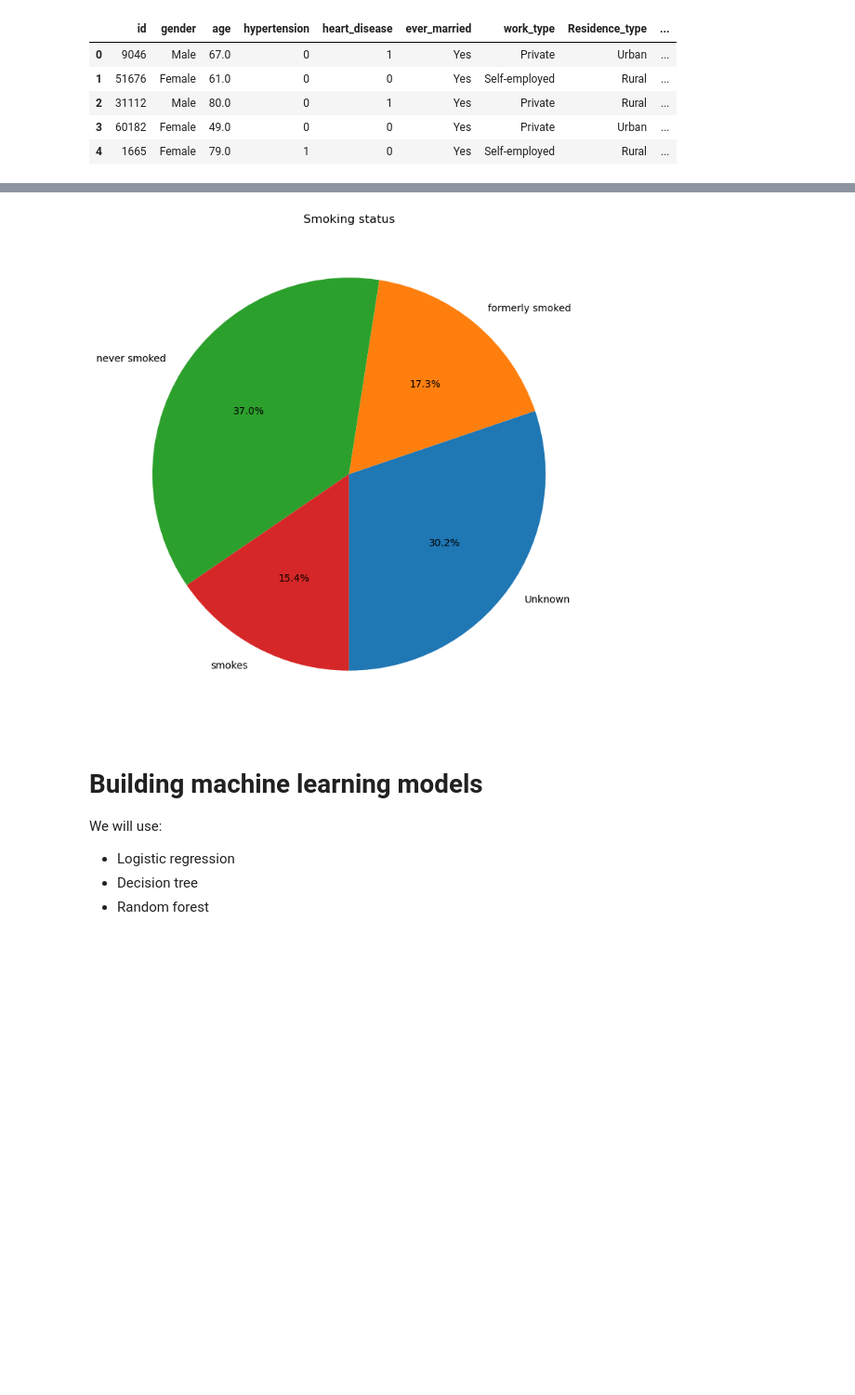
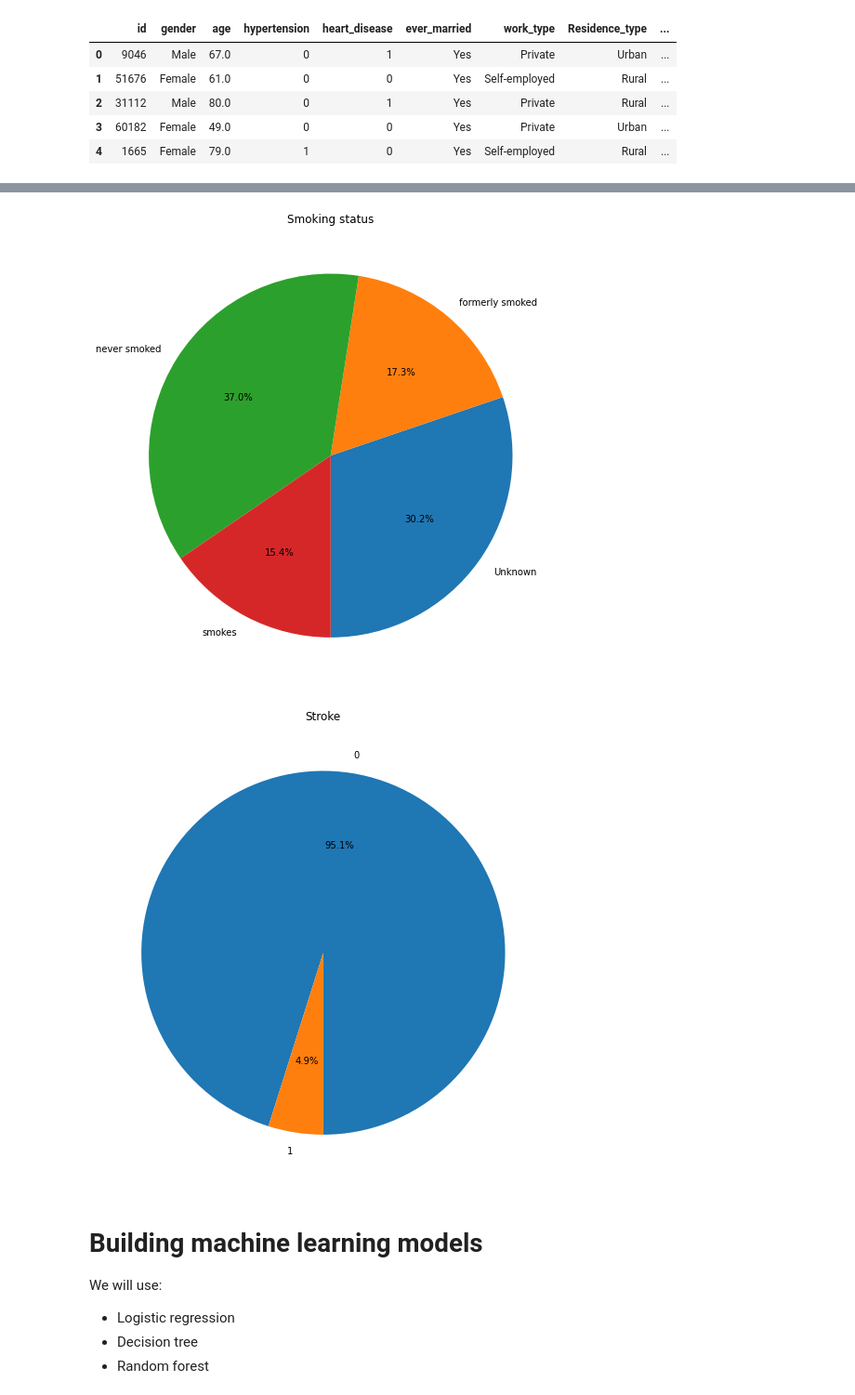
Before and after one commit to WaznyKamo/Stroke-EDA-classification, a Jupyter notebook: Stroke_dataset_EDA_and_classification.ipynb, the cells around one changed output, grey strips where cells are left out. Shown at 93% size. Drawn from its saved outputs; the diff is of its cells as text; code cells hidden in the pictures; blank space fills up the shorter version.

```diff
--- a/Stroke_dataset_EDA_and_classification.ipynb
+++ b/Stroke_dataset_EDA_and_classification.ipynb
@@ -387,21 +395,22 @@ data.head()
 | 3 | 60182 | Female | 49.0 | 0 | 0 | Yes | Private | Urban | ... |
 | 4 | 1665 | Female | 79.0 | 1 | 0 | Yes | Self-employed | Rural | ... |
 # %%
-categories = ['gender', 'hypertension', 'heart_disease', 'ever_married', 'work_type', 'Residence_type', 'smoking_status']
-categories_labels = ['Gender', 'Has hypertension?', 'Has heart disease?', 'Has ever been married?', 'Work type', 'Residence type', 'Smoking status']
+categories = ['gender', 'hypertension', 'heart_disease', 'ever_married', 'work_type', 'Residence_type', 'smoking_status', 'stroke']
+categories_labels = ['Gender', 'Has hypertension?', 'Has heart disease?', 'Has ever been married?', 'Work type', 'Residence type', 'Smoking status', 'Stroke']
 
 for category, label in zip(categories, categories_labels):
     pie_chart_data = data.groupby(category)[category].count()
     pie_chart_data.plot.pie(y=category, startangle=270, title=label, ylabel='', figsize=(12,9), autopct='%1.1f%%')
     plt.show()
 # %% [output]
 [figure]
 [figure]
 [figure]
 [figure]
 [figure]
 [figure]
-[figure, old version]
+[figure, new version]
+[figure, added]
 # %% [markdown]
 # Building machine learning models
 
```
Also changed, not shown: parts of 23 cells of this notebook.
